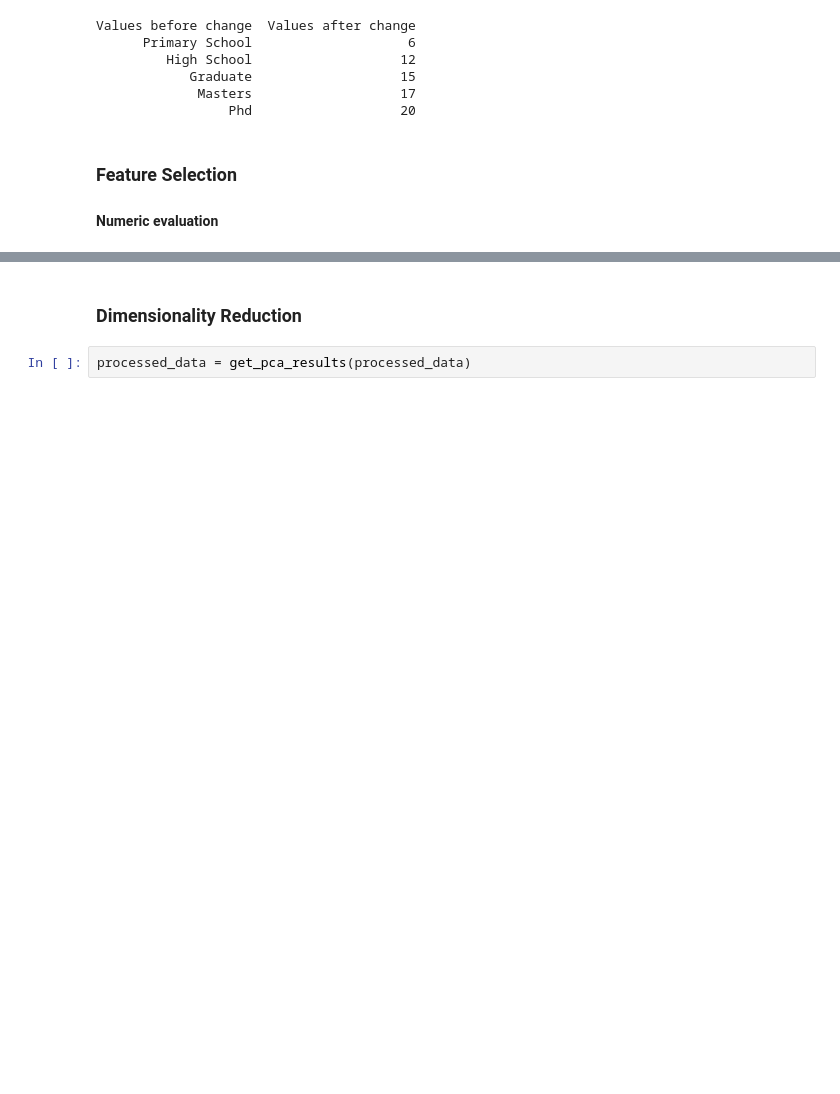
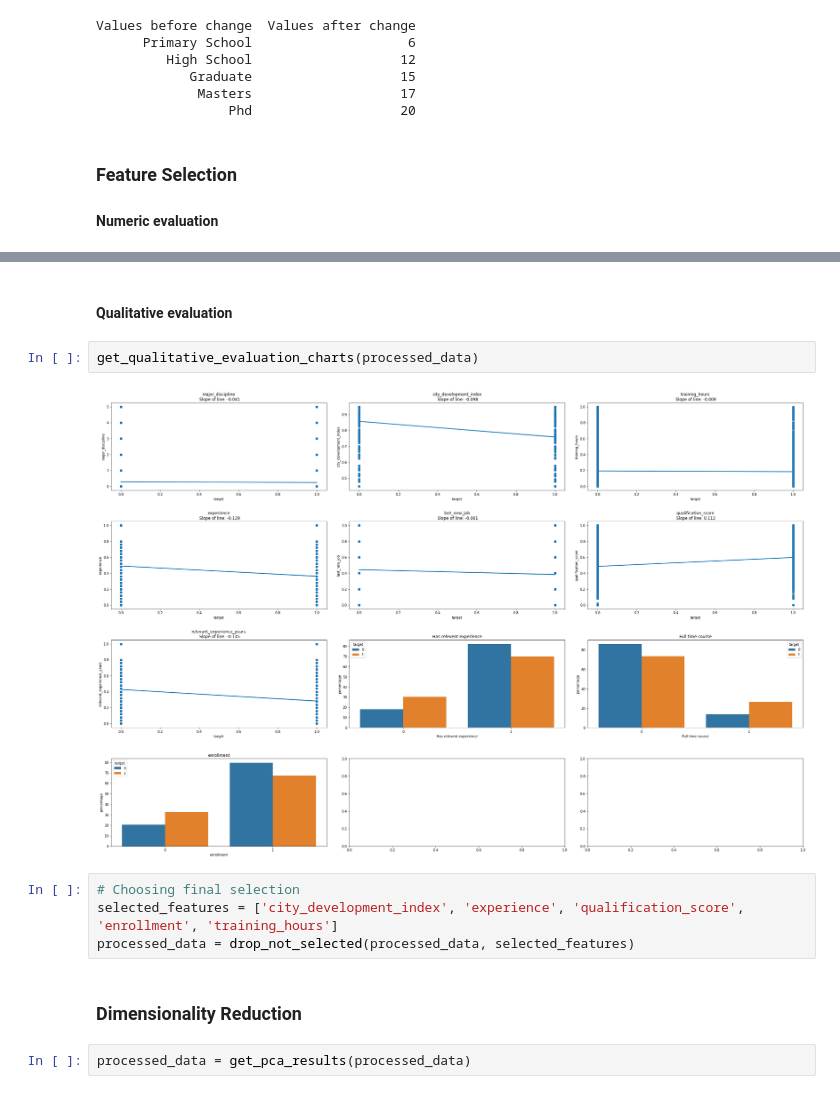
Before and after one commit to BarGanor/ml_project, a Jupyter notebook: project_part_1.ipynb, the cells around one changed output, grey strips where cells are left out. Drawn from its saved outputs; the diff is of its cells as text; blank space fills up the shorter version.

```diff
--- a/project_part_1.ipynb
+++ b/project_part_1.ipynb
@@ -233,3 +232,13 @@ processed_data = drop_not_selected(processed_data, backtracking_results)
+# %% [markdown]
+#### Qualitative evaluation
+# %%
+get_qualitative_evaluation_charts(processed_data)
+# %% [output]
+[figure, added]
+# %%
+# Choosing final selection
+selected_features = ['city_development_index', 'experience', 'qualification_score', 'enrollment', 'training_hours']
+processed_data = drop_not_selected(processed_data, selected_features)
 # %% [markdown]
 ### Dimensionality Reduction
 # %%
```
Also changed, not shown: parts of 14 cells of this notebook, 10 other files.
